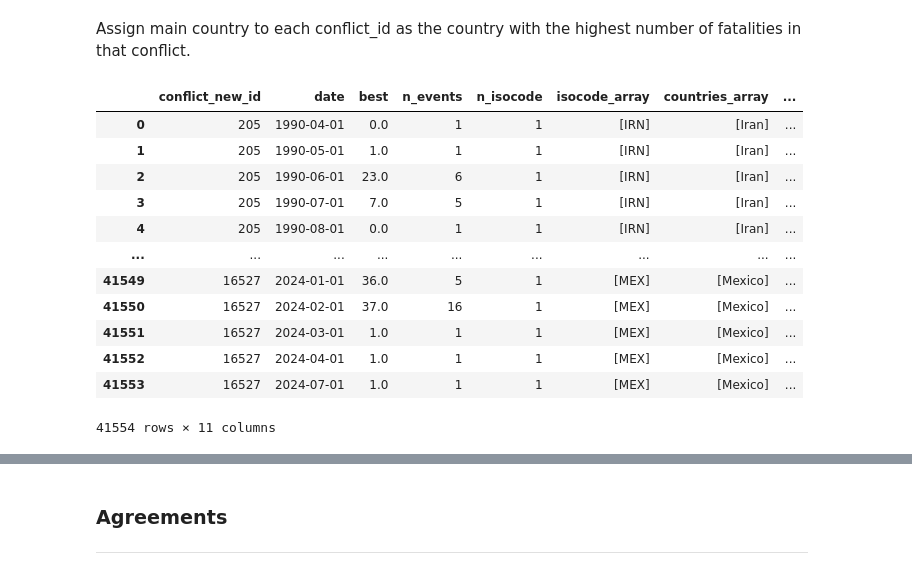
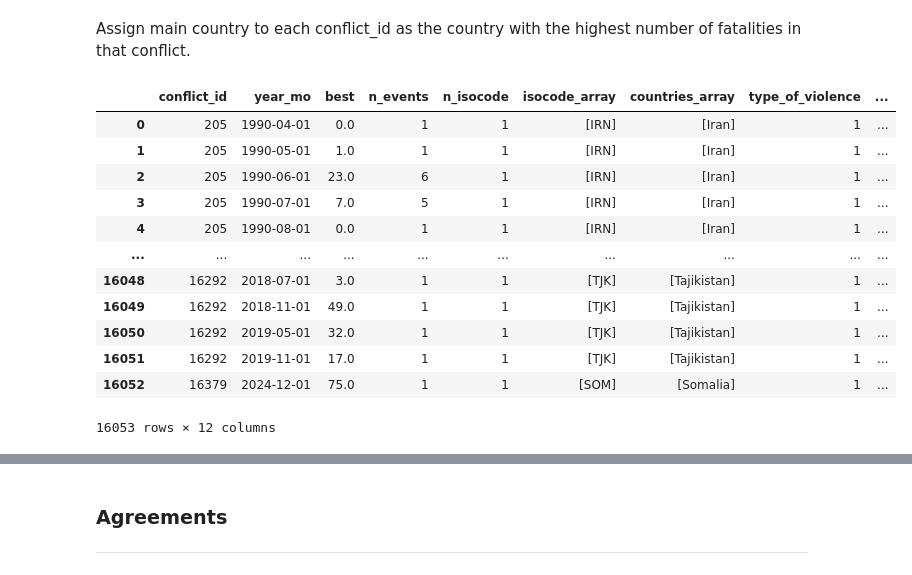
Before and after one commit to luciasauer/agreements_violence, a Jupyter notebook: src/1_data_generation/conflict_panel.ipynb, the cells around one changed output, grey strips where cells are left out. Saved outputs shown, nothing was run; the diff lists cells and outputs as text; code cells hidden in the pictures.

```diff
--- a/src/1_data_generation/conflict_panel.ipynb
+++ b/src/1_data_generation/conflict_panel.ipynb
@@ -7,7 +7,9 @@ import numpy as np
 
 UCDP Georeferenced Event Dataset (GED) Global version 25.1 spanning from 1989-01 to 2024-12
 # %%
-df_ucdp = pd.read_csv('../../data/input/ucdp/GEDEvent_v25_1.csv')
+df_ucdp = pd.read_csv('../../data/input/ucdp/GEDEvent_v25_1.csv', low_memory=False)
+#filter the conflicts that only sign agreements
+df_ucdp = df_ucdp[df_ucdp['type_of_violence']==1].reset_index(drop=True).copy()
 relevant_columns = ['country','conflict_new_id', 'date_start','date_end','best', 'dyad_new_id', 'type_of_violence', 'region', 'conflict_name', 'side_a', 'side_b']
 df_ucdp = df_ucdp[relevant_columns].sort_values(['country', 'conflict_new_id', 'date_start'])
 
@@ -79,0 +34,23 @@ df_expanded
+# %%
+df_ucdp["date_start"] = pd.to_datetime(df_ucdp["date_start"]).dt.to_period("M").dt.to_timestamp()
+df_ucdp["date_end"]   = pd.to_datetime(df_ucdp["date_end"]).dt.to_period("M").dt.to_timestamp()
+
+# Number of months in each row (inclusive)
+n_months = (
+    (df_ucdp["date_end"].dt.to_period("M") - df_ucdp["date_start"].dt.to_period("M"))
+    .apply(lambda x: x.n + 1)
+)
+
+# Repeat rows for each month
+df_expanded = df_ucdp.loc[df_ucdp.index.repeat(n_months)].copy()
+
+month_offsets = df_expanded.groupby(level=0).cumcount()
+
+df_expanded["date"] = (
+    df_expanded["date_start"].dt.to_period("M")
+    .add(month_offsets.values)
+    .dt.to_timestamp()
+)
+
+df_expanded["best"] = df_expanded["best"] / n_months.repeat(n_months).values
+df_expanded
@@ -115,32 +106,35 @@ Assign main country to each conflict_id as the country with the highest number o
 # %%
 # dominant country: the one with most events that month
 main_isocode = (
     df_expanded.groupby(['conflict_new_id','isocode', 'country', 'region'])
     .agg(sum_best=('best','sum'))
     .reset_index()
     .sort_values(['conflict_new_id','sum_best'], ascending=[True,False])
     .drop_duplicates(['conflict_new_id'])
 )
 df_conflict_month = df_conflict_month.merge(
     main_isocode[['conflict_new_id','isocode', 'country', 'region']],
     on=['conflict_new_id'],
     how='left'
 )
 #drop the columns that should be replaced by main_isocode
 df_conflict_month = df_conflict_month.drop(columns=['isocode_x','country_x', 'region_x'])
-df_conflict_month = df_conflict_month.rename(columns={'isocode_y':'isocode_main', 'country_y':'country_main', 'region_y':'region_main'})
+df_conflict_month = df_conflict_month.rename(columns={'isocode_y':'isocode_main', 'country_y':'country_main', 'region_y':'region_main',
+                                                      'conflict_new_id':'conflict_id', 'date':'year_mo'})
+df_conflict_month['best'] = df_conflict_month['best'].fillna(0.0)
+df_conflict_month['log_best'] = np.log1p(df_conflict_month['best']) # log(1 + x) to handle 0 values
 df_conflict_month
 # %% [output]
-|  | conflict_new_id | date | best | n_events | n_isocode | isocode_array | countries_array | ... |
-| 0 | 205 | 1990-04-01 | 0.0 | 1 | 1 | [IRN] | [Iran] | ... |
-| 1 | 205 | 1990-05-01 | 1.0 | 1 | 1 | [IRN] | [Iran] | ... |
-| 2 | 205 | 1990-06-01 | 23.0 | 6 | 1 | [IRN] | [Iran] | ... |
-| 3 | 205 | 1990-07-01 | 7.0 | 5 | 1 | [IRN] | [Iran] | ... |
-| 4 | 205 | 1990-08-01 | 0.0 | 1 | 1 | [IRN] | [Iran] | ... |
-| ... | ... | ... | ... | ... | ... | ... | ... | ... |
-| 41549 | 16527 | 2024-01-01 | 36.0 | 5 | 1 | [MEX] | [Mexico] | ... |
-| 41550 | 16527 | 2024-02-01 | 37.0 | 16 | 1 | [MEX] | [Mexico] | ... |
-| 41551 | 16527 | 2024-03-01 | 1.0 | 1 | 1 | [MEX] | [Mexico] | ... |
-| 41552 | 16527 | 2024-04-01 | 1.0 | 1 | 1 | [MEX] | [Mexico] | ... |
-| 41553 | 16527 | 2024-07-01 | 1.0 | 1 | 1 | [MEX] | [Mexico] | ... |
+|  | conflict_id | year_mo | best | n_events | n_isocode | isocode_array | countries_array | type_of_violence | ... |
+| 0 | 205 | 1990-04-01 | 0.0 | 1 | 1 | [IRN] | [Iran] | 1 | ... |
+| 1 | 205 | 1990-05-01 | 1.0 | 1 | 1 | [IRN] | [Iran] | 1 | ... |
+| 2 | 205 | 1990-06-01 | 23.0 | 6 | 1 | [IRN] | [Iran] | 1 | ... |
+| 3 | 205 | 1990-07-01 | 7.0 | 5 | 1 | [IRN] | [Iran] | 1 | ... |
+| 4 | 205 | 1990-08-01 | 0.0 | 1 | 1 | [IRN] | [Iran] | 1 | ... |
+| ... | ... | ... | ... | ... | ... | ... | ... | ... | ... |
+| 16048 | 16292 | 2018-07-01 | 3.0 | 1 | 1 | [TJK] | [Tajikistan] | 1 | ... |
+| 16049 | 16292 | 2018-11-01 | 49.0 | 1 | 1 | [TJK] | [Tajikistan] | 1 | ... |
+| 16050 | 16292 | 2019-05-01 | 32.0 | 1 | 1 | [TJK] | [Tajikistan] | 1 | ... |
+| 16051 | 16292 | 2019-11-01 | 17.0 | 1 | 1 | [TJK] | [Tajikistan] | 1 | ... |
+| 16052 | 16379 | 2024-12-01 | 75.0 | 1 | 1 | [SOM] | [Somalia] | 1 | ... |
-41554 rows × 11 columns
+16053 rows × 12 columns
```
Also changed, not shown: parts of 18 cells of this notebook.
